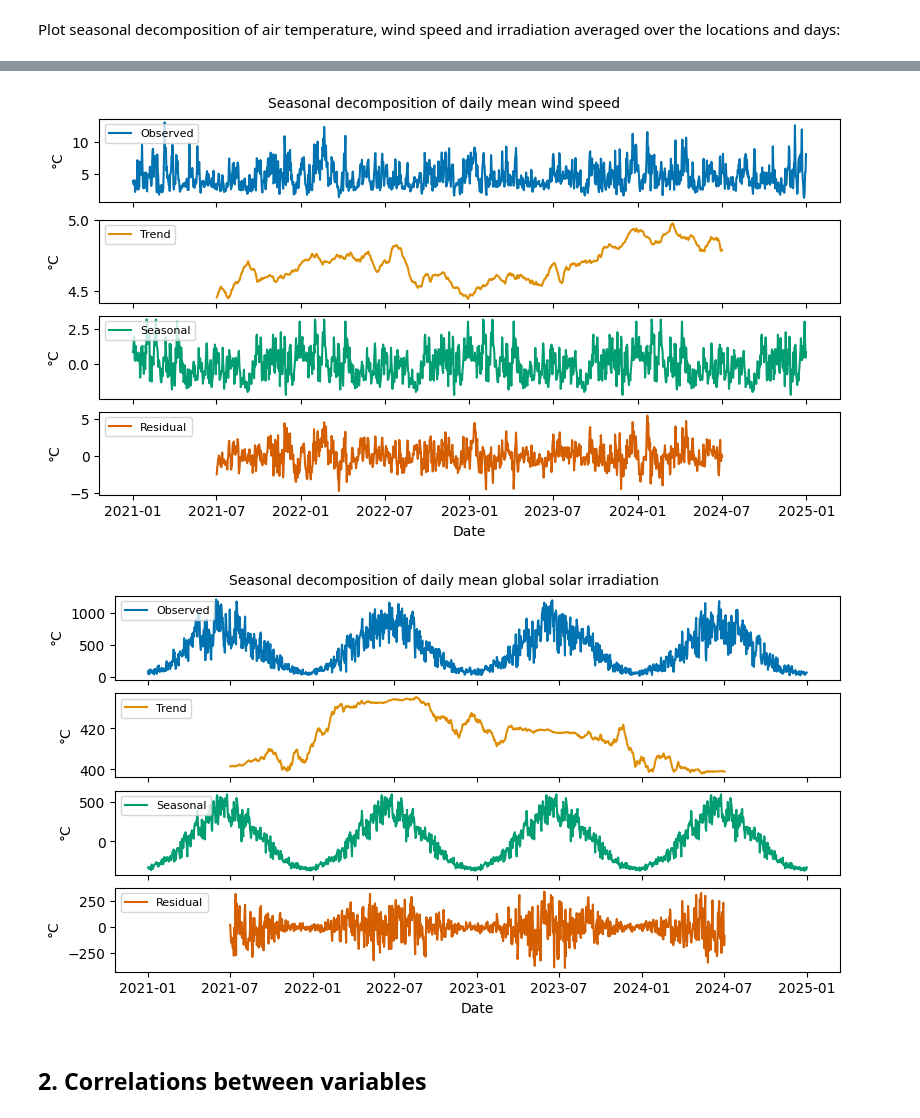
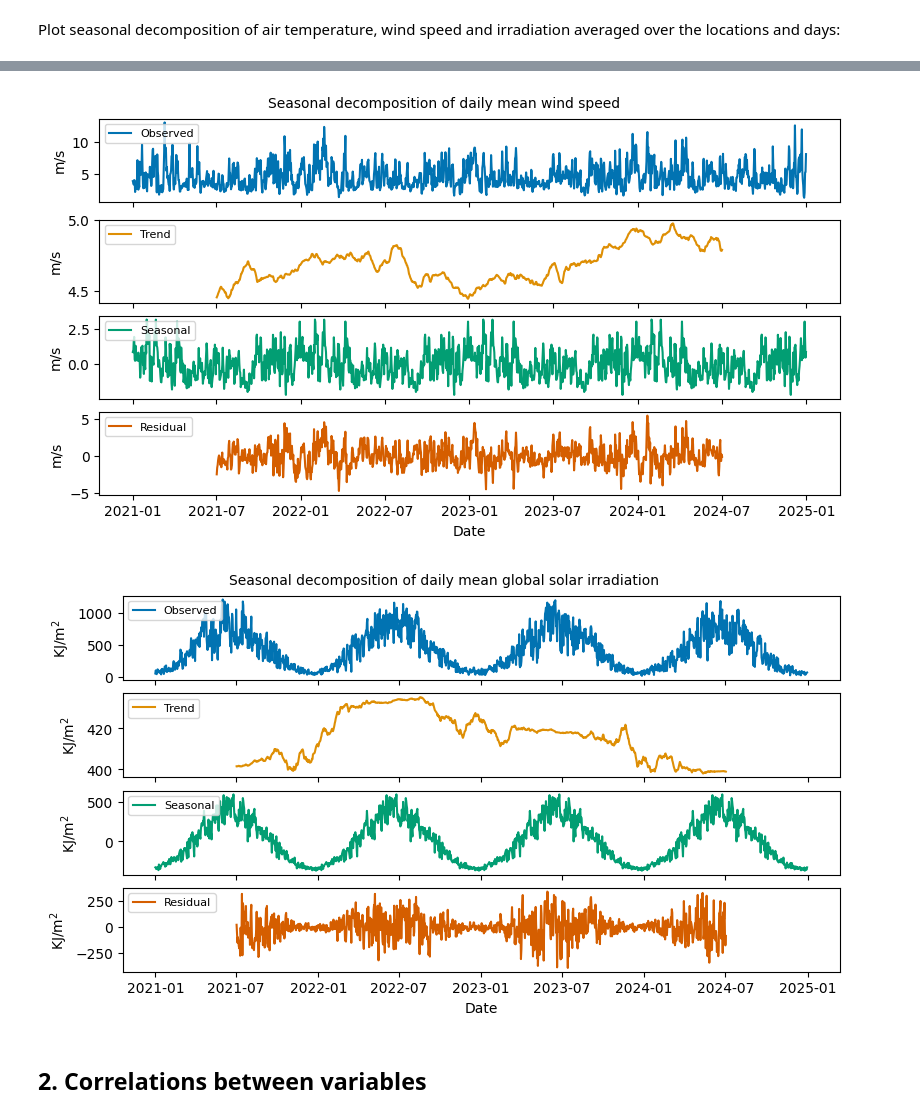
Before and after one commit to christianfenton/electricity_pricing, a Jupyter notebook: notebooks/exploratory_analysis.ipynb, the cells around one changed output, grey strips where cells are left out. Drawn from its saved outputs; the diff is of its cells as text; code cells hidden in the pictures.

Commit message:
Fixed plot labels

```diff
--- a/notebooks/exploratory_analysis.ipynb
+++ b/notebooks/exploratory_analysis.ipynb
@@ -339,37 +339,37 @@ decomposition = seasonal_decompose(daily_wind, model='additive', period=365)
 # Plot wind speed
 fig, axes = plt.subplots(4, 1, figsize=(16/2, 9/2), layout='constrained', sharex=True)
 colors = sns.color_palette("colorblind", 4)
 axes[0].plot(decomposition.observed.index, decomposition.observed.values, label='Observed', color=colors[0])
 axes[1].plot(decomposition.trend.index, decomposition.trend.values, label='Trend', color=colors[1])
 axes[2].plot(decomposition.seasonal.index, decomposition.seasonal.values, label='Seasonal', color=colors[2])
 axes[3].plot(decomposition.resid.index, decomposition.resid.values, label='Residual', color=colors[3])
 axes[3].set_xlabel('Date', fontsize=10)
 for ax in axes:
-    ax.set_ylabel("$\\degree \\mathrm{C}$", fontsize=10)
+    ax.set_ylabel("m/s", fontsize=10)
     ax.legend(loc='upper left', fontsize=8)
 fig.suptitle('Seasonal decomposition of daily mean wind speed', fontsize=10)
 plt.show()
 
 # Decompose solar irradiation
 daily_irrad = df_avg_locations_dates['glbl_irad_amt']
 decomposition = seasonal_decompose(daily_irrad, model='additive', period=365)
 
 fig, axes = plt.subplots(4, 1, figsize=(16/2, 9/2), layout='constrained', sharex=True)
 colors = sns.color_palette("colorblind", 4)
 axes[0].plot(decomposition.observed.index, decomposition.observed.values, label='Observed', color=colors[0])
 axes[1].plot(decomposition.trend.index, decomposition.trend.values, label='Trend', color=colors[1])
 axes[2].plot(decomposition.seasonal.index, decomposition.seasonal.values, label='Seasonal', color=colors[2])
 axes[3].plot(decomposition.resid.index, decomposition.resid.values, label='Residual', color=colors[3])
 axes[3].set_xlabel('Date', fontsize=10)
 for ax in axes:
-    ax.set_ylabel("$\\degree \\mathrm{C}$", fontsize=10)
+    ax.set_ylabel("$\\mathrm{KJ/m}^2$", fontsize=10)
     ax.legend(loc='upper left', fontsize=8)
 fig.suptitle('Seasonal decomposition of daily mean global solar irradiation', fontsize=10)
 plt.show()
 # %% [output]
 [figure]
-[figure, old version]
+[figure, new version]
-[figure, old version]
+[figure, new version]
 # %% [markdown]
 ## 2. Correlations between variables
 # %% [markdown]
```
Also changed, not shown: parts of 1 cell of this notebook.
